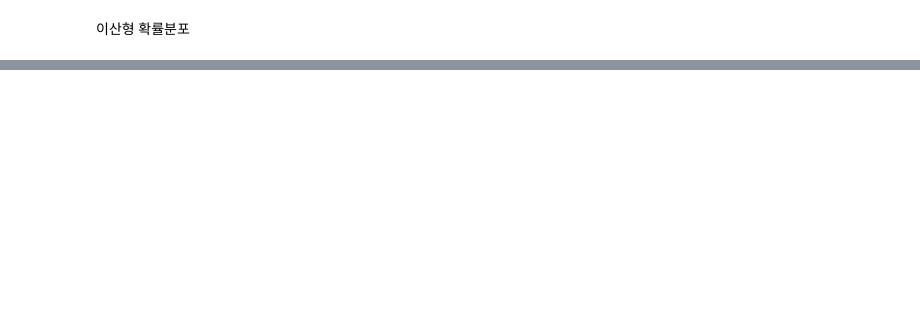
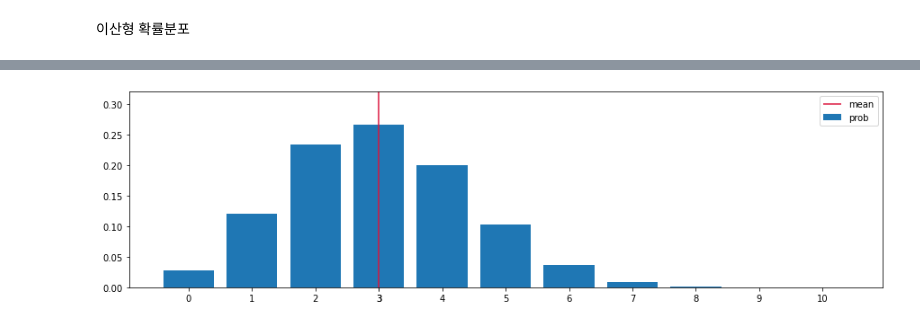
Before and after one commit to leedaedoo2/-cakd5, a Jupyter notebook: m3_통계/stat_3.ipynb, the cells around one changed output, grey strips where cells are left out. Saved outputs shown, nothing was run; the diff lists cells and outputs as text; code cells hidden in the pictures; blank space fills up the shorter version.

```diff
--- a/m3_통계/stat_3.ipynb
+++ b/m3_통계/stat_3.ipynb
@@ -143,0 +318,5 @@ fig.colorbar(c,ax=ax)
+# %%
+# 확률이 0.3, 0.5, 0.7로 변할 때 확률함수가 변화는 모습을 시각화 하세요
+plot_prob(Bin(10,0.3))
+# %% [output]
+[figure, added]
```
Also changed, not shown: parts of 80 cells of this notebook.
